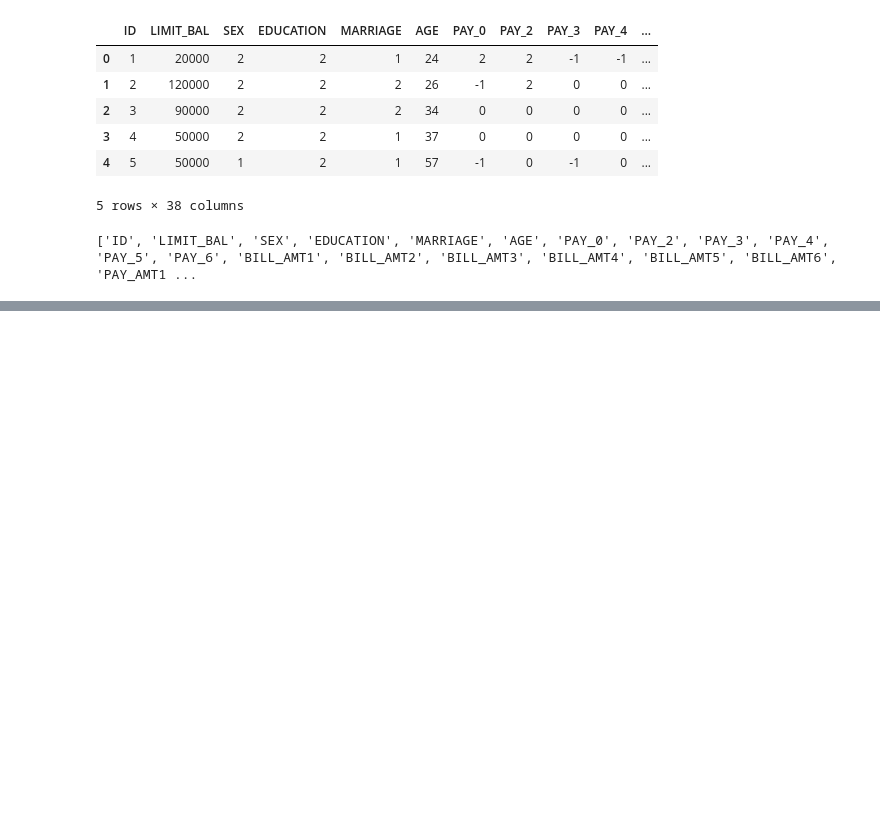
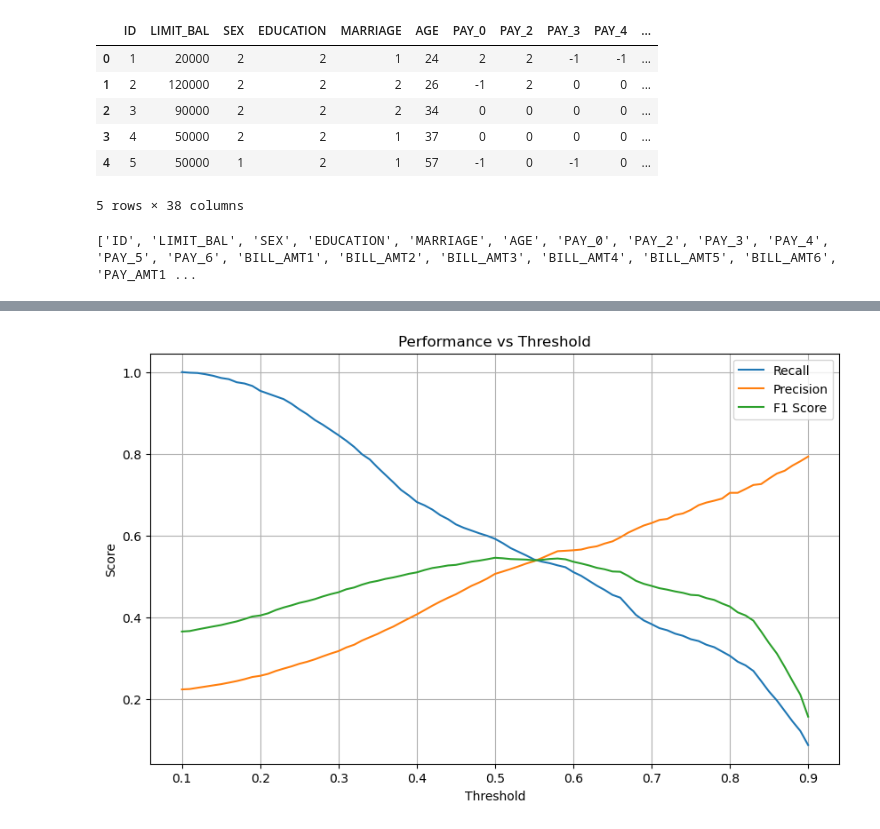
Before and after one commit to Pritish-Kumar-Singh/Credit_Risk_Intelligence_System, a Jupyter notebook: notebooks/03_model_training.ipynb, the cells around one changed output, grey strips where cells are left out. Cells and saved outputs as stored; diff of their text form; code cells hidden in the pictures; blank space fills up the shorter version.

```diff
--- a/notebooks/03_model_training.ipynb
+++ b/notebooks/03_model_training.ipynb
@@ -1029,0 +224,30 @@ os.listdir(
+# %%
+plt.figure(figsize=(10,6))
+
+plt.plot(
+    threshold_df["Threshold"],
+    threshold_df["Recall"],
+    label="Recall"
+)
+
+plt.plot(
+    threshold_df["Threshold"],
+    threshold_df["Precision"],
+    label="Precision"
+)
+
+plt.plot(
+    threshold_df["Threshold"],
+    threshold_df["F1"],
+    label="F1 Score"
+)
+
+plt.xlabel("Threshold")
+plt.ylabel("Score")
+plt.title("Performance vs Threshold")
+plt.grid(True)
+plt.legend()
+
+plt.show()
+# %% [output]
+[figure, added]
```
Also changed, not shown: parts of 88 cells of this notebook, 5 other files.
